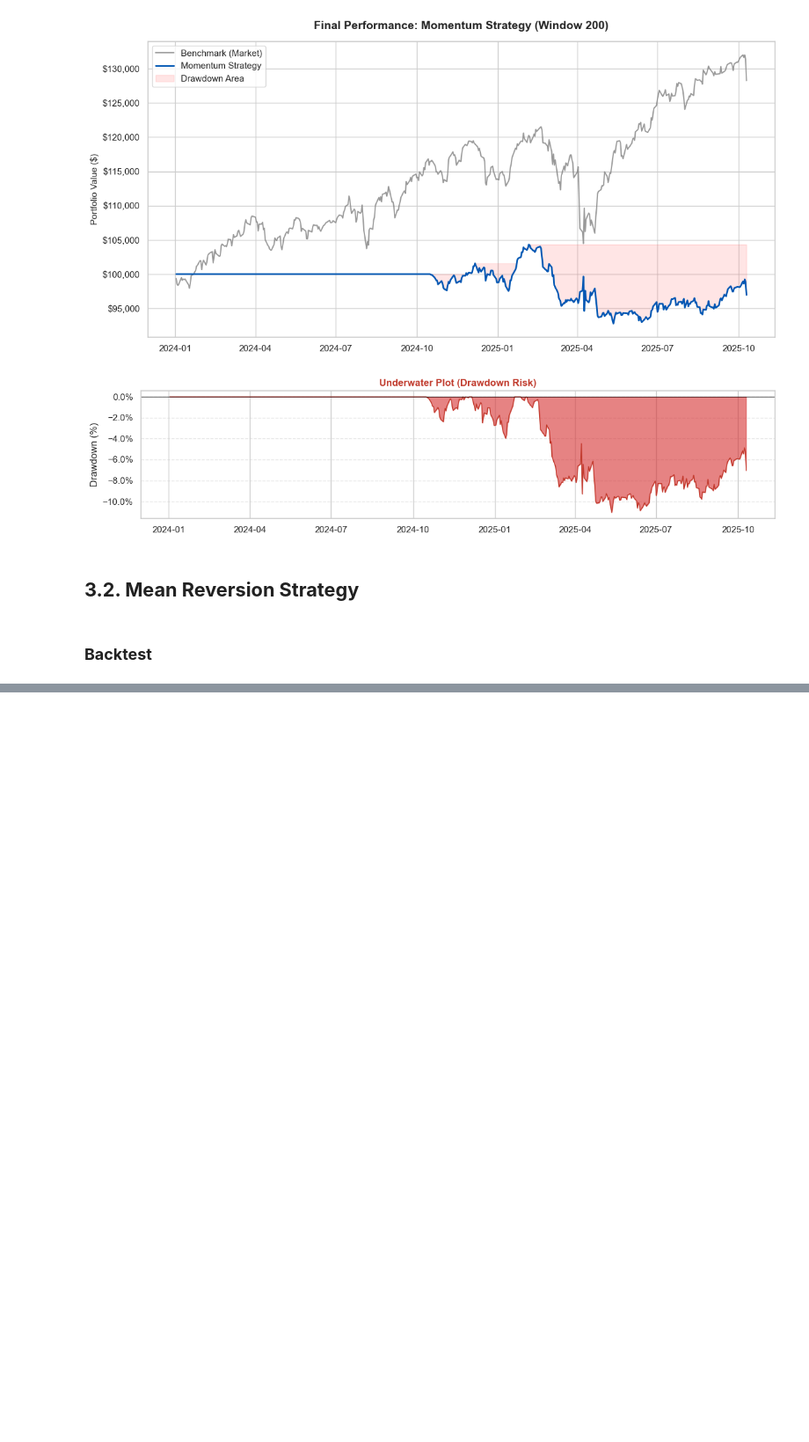
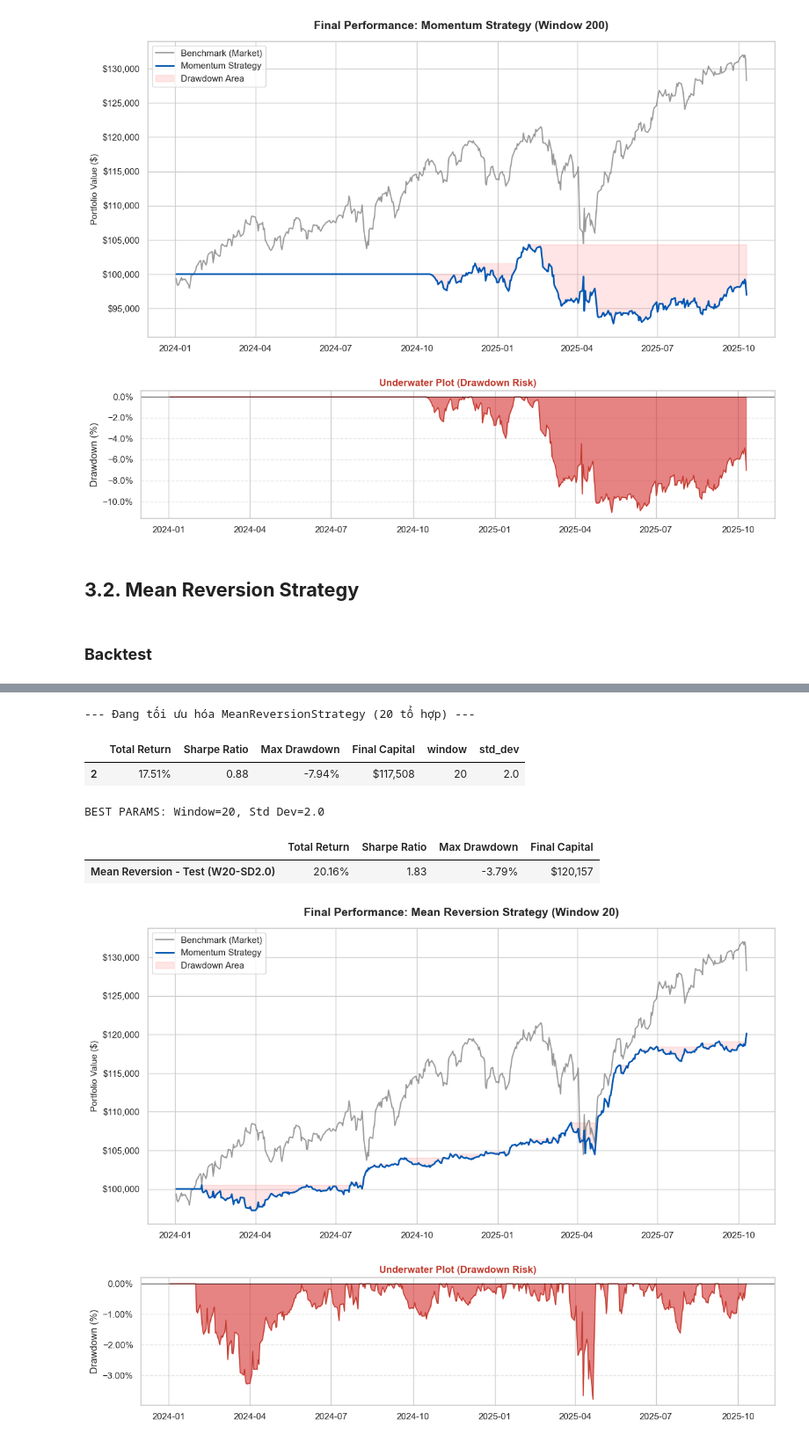
Before and after one commit to buibaongan/CF_Ngan23280071_Dung23280048, a Jupyter notebook: notebook/main.ipynb, the cells around one changed output, grey strips where cells are left out. Shown at 88% size. Saved outputs shown, nothing was run; the diff lists cells and outputs as text; code cells hidden in the pictures; blank space fills up the shorter version.

```diff
--- a/notebook/main.ipynb
+++ b/notebook/main.ipynb
@@ -209,5 +210,45 @@ mr_params = config.mean_reversion_params
 mr_results = tester.optimize_grid_search(val_df, MeanReversionStrategy, mr_params)
 
 best = mr_results.iloc[0]
-display(best)
+display(best.to_frame().T)
 # viz.plot_tuning_heatmap(tuning_res, metric='Sharpe Ratio')
+# %% [output]
+--- Đang tối ưu hóa MeanReversionStrategy (20 tổ hợp) ---
+|  | Total Return | Sharpe Ratio | Max Drawdown | Final Capital | window | std_dev |
+| 2 | 17.51% | 0.88 | -7.94% | $117,508 | 20 | 2.0 |
+# %%
+best_w = int(best['window'])
+best_std = best['std_dev']
+print(f"BEST PARAMS: Window={best_w}, Std Dev={best_std}")
+
+# Chạy Backtest trên tập Test với tham số tối ưu
+equity_test, metrics_test = tester.run_and_evaluate(
+    test_df, MeanReversionStrategy,
+    label=f"Mean Reversion - Test (W{best_w}-SD{best_std})",
+    window=best_w, std_dev=best_std
+)
+
+display(metrics_test)
+# %% [output]
+BEST PARAMS: Window=20, Std Dev=2.0
+|  | Total Return | Sharpe Ratio | Max Drawdown | Final Capital |
+| Mean Reversion - Test (W20-SD2.0) | 20.16% | 1.83 | -3.79% | $120,157 |
+# %%
+# Tạo Benchmark (Giả sử mua đều thị trường và nắm giữ)
+# Cách tính: Trung bình Log Return của các mã -> Lũy kế
+# Tạo Benchmark (Giả sử mua đều thị trường và nắm giữ)
+simple_rets = np.exp(test_df['Log Return']) - 1
+bench_simple_ret = simple_rets.mean(axis=1)
+bench_equity = (1 + bench_simple_ret).cumprod() * tester.initial_capital
+
+# Vẽ biểu đồ so sánh
+viz.plot_strategy_vs_benchmark(
+    equity_test,
+    bench_equity,
+    title=f"Final Performance: Mean Reversion Strategy (Window {best_w})"
+)
+# (Tuỳ chọn) Vẽ biểu đồ rủi ro (Underwater)
+viz.plot_underwater(equity_test)
+# %% [output]
+[figure, added]
+[figure, added]
```
Also changed, not shown: parts of 8 cells of this notebook, 3 other files.
